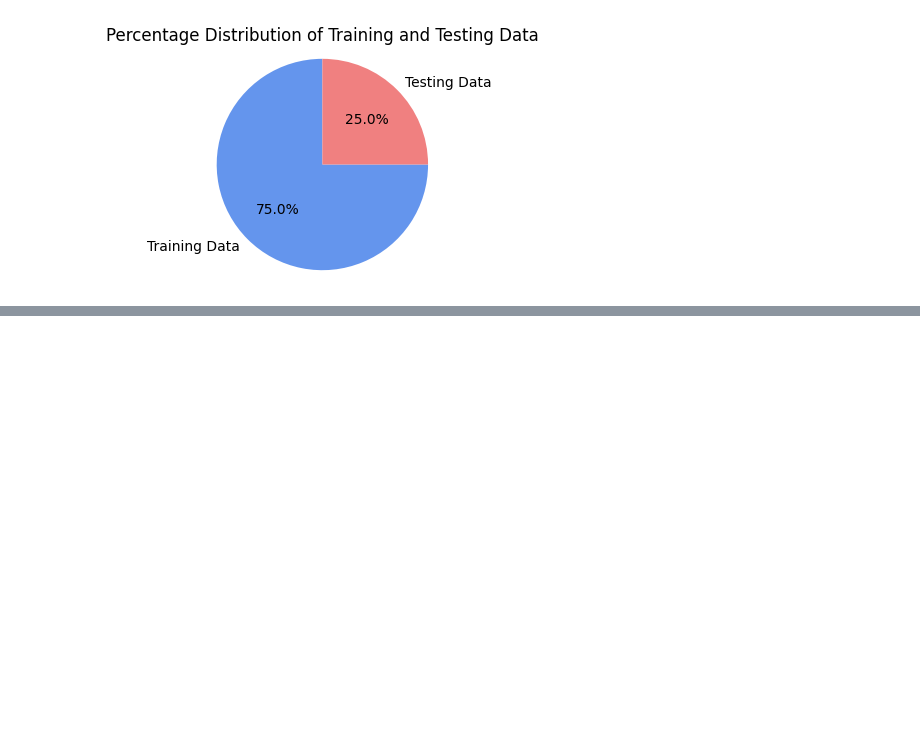
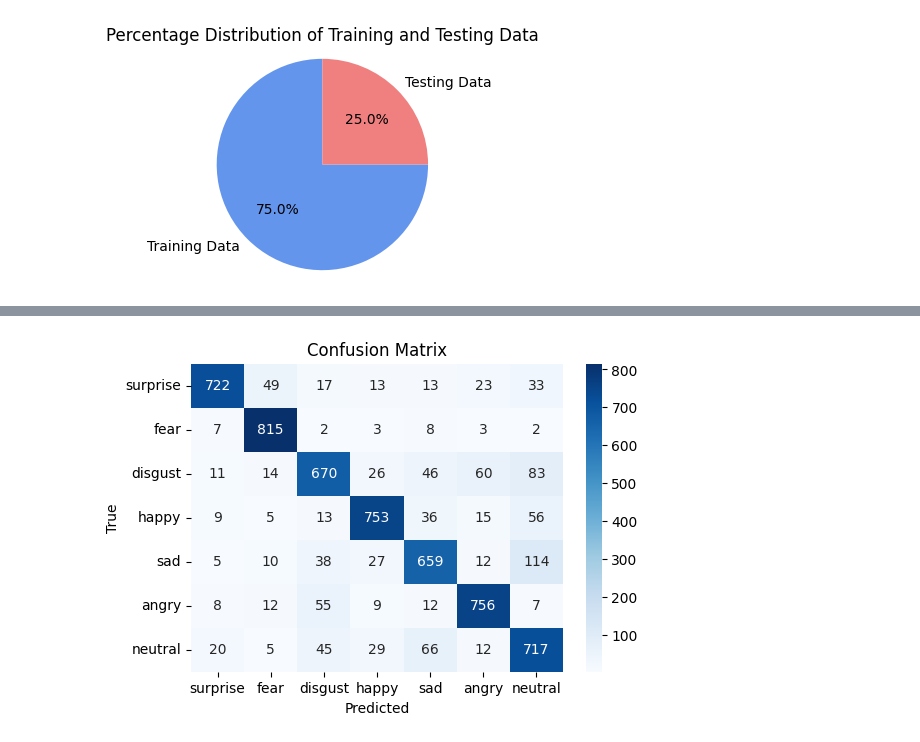
Before and after one commit to shaheryarahmed511-collab/facial_emotion_recognition_using_cnn, a Jupyter notebook: complete_notebook.ipynb, the cells around one changed output, grey strips where cells are left out. Drawn from its saved outputs; the diff is of its cells as text; code cells hidden in the pictures; blank space fills up the shorter version.

```diff
--- a/complete_notebook.ipynb
+++ b/complete_notebook.ipynb
@@ -416,0 +553,9 @@ train_generator = datagen.flow(train_images_CNNreshaped, Y_train_cat, batch_size
+# %%
+# Predict on the test set
+y_predCNN_prob = cnn_model.predict(test_images_CNNreshaped)  # Predict probabilities
+y_predCNN = np.argmax(y_predCNN_prob, axis=1)   # Convert to class labels
+y_true = np.argmax(Y_test_cat, axis=1)   # Convert one-hot encoded labels to class indices
+
+# Generate the classification report
+print("Classification Report:")
+print(classification_report(y_true, y_predCNN, target_names=classes))
@@ -416,0 +578,13 @@ train_generator = datagen.flow(train_images_CNNreshaped, Y_train_cat, batch_size
+# %%
+# Compute the confusion matrix
+conf_matrix = confusion_matrix(y_true, y_predCNN)
+
+# Plot the confusion matrix
+plt.figure(figsize=(6, 4))
+sns.heatmap(conf_matrix, annot=True, fmt='d', cmap='Blues', xticklabels=classes, yticklabels=classes)
+plt.title("Confusion Matrix")
+plt.xlabel("Predicted")
+plt.ylabel("True")
+plt.show()
+# %% [output]
+[figure, added]
```
Also changed, not shown: parts of 11 cells of this notebook, 3 other files.
